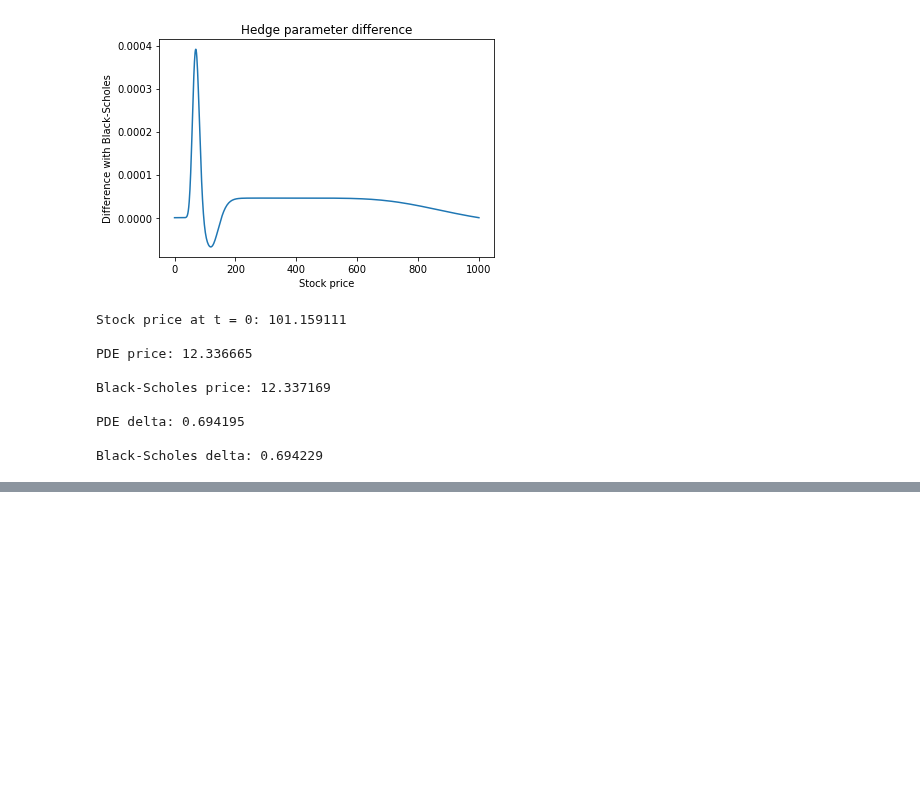
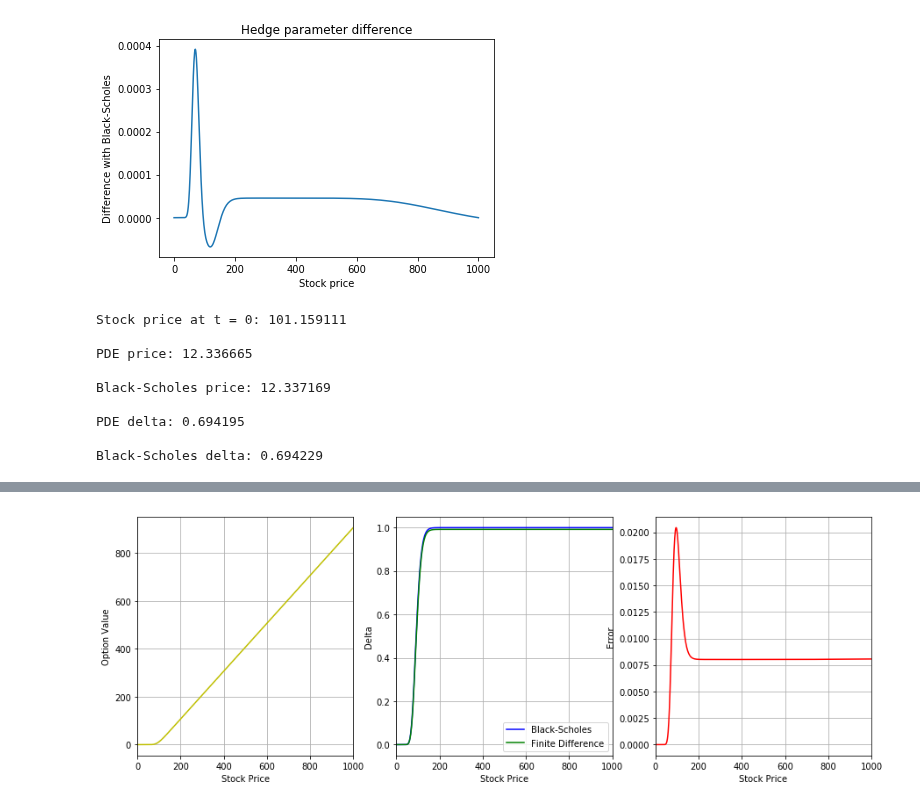
Before and after one commit to krishnakanthsasi/ComputationFin-nce-18, a Jupyter notebook: lab3/lab_assignment_3.ipynb, the cells around one changed output, grey strips where cells are left out. Drawn from its saved outputs; the diff is of its cells as text; code cells hidden in the pictures; blank space fills up the shorter version.

Commit message:
Jed: Code for computing the delta

```diff
--- a/lab3/lab_assignment_3.ipynb
+++ b/lab3/lab_assignment_3.ipynb
@@ -349,0 +350,36 @@ plt.show()
+# %%
+dx = test.dx
+V = test.get_values()
+N = len(V)
+PDE_deltas = np.empty(N)
+BS_deltas = np.empty(N)
+S = test.get_stock_prices()
+for i in range(1, N):
+    BS_deltas[i] = black_scholes(r, K, T, S[i], sigma, call=True)[0]
+    PDE_deltas[i] = (V[i] - V[i-1]) / (dx * S[i])
+
+plt.figure(figsize=(15,5))
+
+plt.subplot(1, 3, 1)
+plt.plot(S, V,  color='y')
+plt.xlabel('Stock Price')
+plt.ylabel('Option Value')
+plt.xlim(0,1000)
+plt.grid()
+plt.subplot(1, 3, 2)
+plt.plot(S, BS_deltas, label='Black-Scholes', color='b')
+plt.plot(S, PDE_deltas, label='Finite Difference', color='g')
+plt.xlabel('Stock Price')
+plt.ylabel('Delta')
+plt.xlim(0,1000)
+plt.grid()
+plt.legend()
+plt.subplot(1, 3, 3)
+plt.xlabel('Stock Price')
+plt.ylabel('Error')
+plt.plot(S, (BS_deltas - PDE_deltas), color='r')
+plt.xlim(0,1000)
+plt.grid()
+plt.show()
+# %% [output]
+[figure, added]
```
Also changed, not shown: parts of 1 cell of this notebook.
